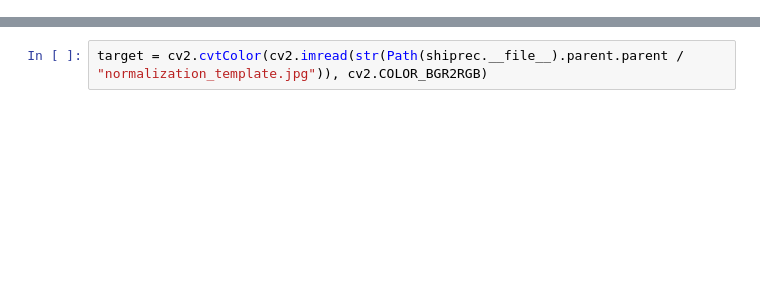
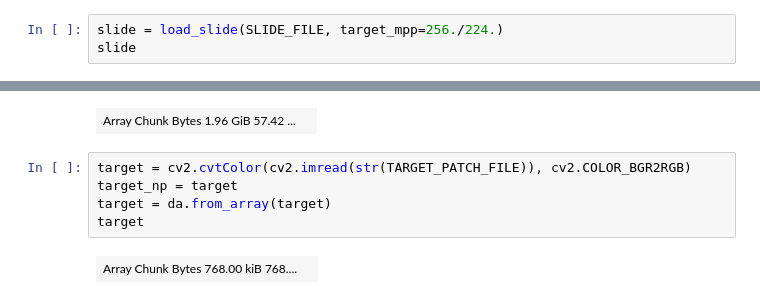
Before and after one commit to georg-wolflein/shiprec, a Jupyter notebook: scratch.ipynb, the cells around one changed output, grey strips where cells are left out. Drawn from its saved outputs; the diff is of its cells as text; blank space fills up the shorter version.

```diff
--- a/scratch.ipynb
+++ b/scratch.ipynb
@@ -22,0 +32,4 @@ SLIDE_FILE = "/data/data/TCGA-BRCA-DX-IMGS_1133/TCGA-AO-A12B-01Z-00-DX1.B215230B
+# %%
+slide = load_slide(SLIDE_FILE, target_mpp=256./224.)
+slide
+# %% [output]
@@ -23,2 +39,8 @@ SLIDE_FILE = "/data/data/TCGA-BRCA-DX-IMGS_1133/TCGA-AO-A12B-01Z-00-DX1.B215230B
+| Array Chunk Bytes 1.96 GiB 57.42 ... |  |
 # %%
-target = cv2.cvtColor(cv2.imread(str(Path(shiprec.__file__).parent.parent / "normalization_template.jpg")), cv2.COLOR_BGR2RGB)
+target = cv2.cvtColor(cv2.imread(str(TARGET_PATCH_FILE)), cv2.COLOR_BGR2RGB)
+target_np = target
+target = da.from_array(target)
+target
+# %% [output]
+| Array Chunk Bytes 768.00 kiB 768.... |  |
```
Also changed, not shown: parts of 13 cells of this notebook, 8 other files.
